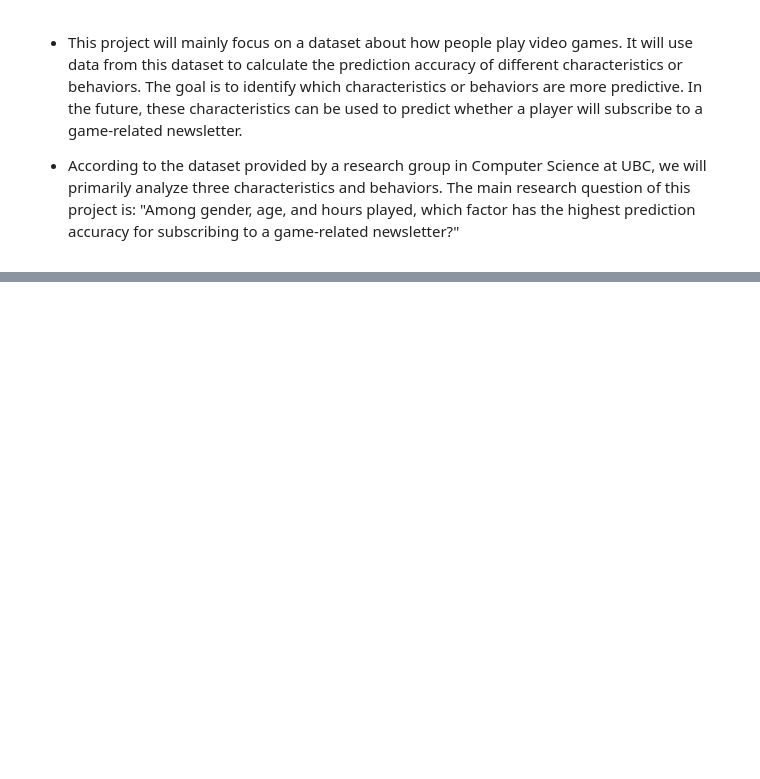
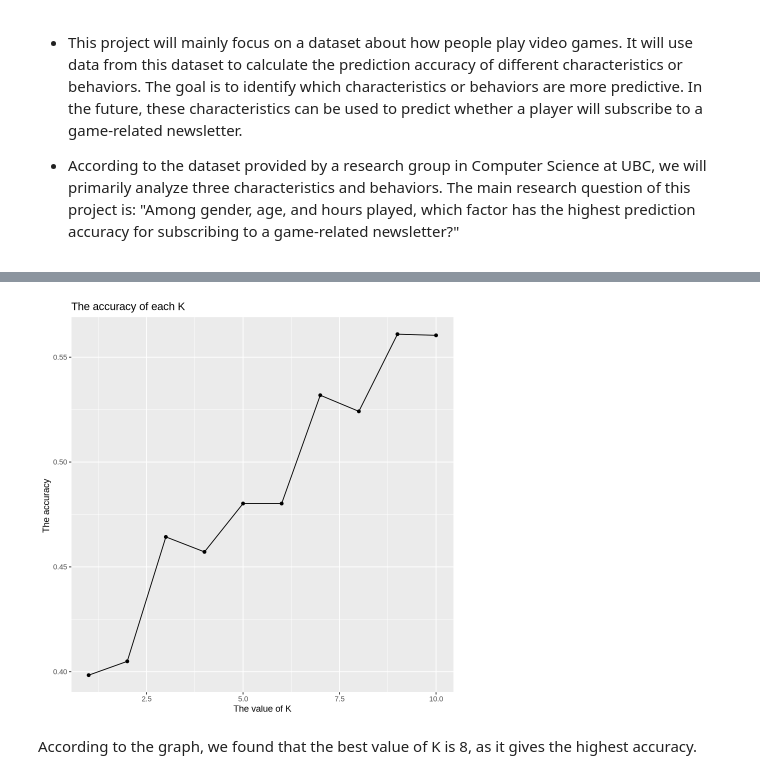
Before and after one commit to SubrinaLi/DSCI-100-sec003, a Jupyter notebook: Project_Subrina.ipynb, the cells around one changed output, grey strips where cells are left out. Cells and saved outputs as stored; diff of their text form; code cells hidden in the pictures; blank space fills up the shorter version.

```diff
--- a/Project_Subrina.ipynb
+++ b/Project_Subrina.ipynb
@@ -131 +145,13 @@ A tibble: 20 × 7
+# %%
+k_value_play_hour <- ggplot(player_results1, aes(x = neighbors, y= mean))+
+geom_point()+
+geom_line()+
+labs(x = "The value of K", y = "The accuracy ")+
+ggtitle("The accuracy of each K")
+
+k_value_play_hour
+# %% [output]
+[figure, added]
+# %% [markdown]
+According to the graph, we found that the best value of K is 8, as it gives the highest accuracy.
 # %%
```
Also changed, not shown: parts of 21 cells of this notebook.
